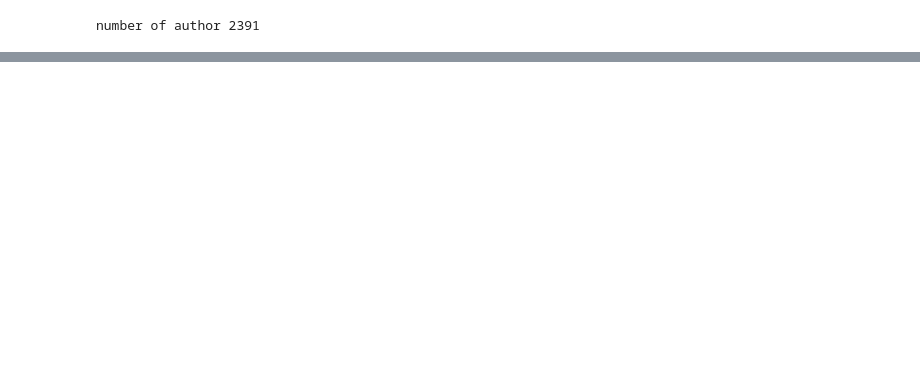
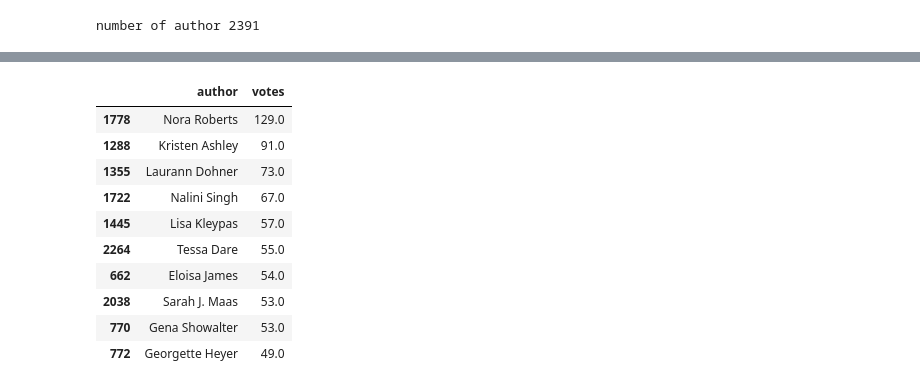
Before and after one commit to chandru1003/Data--Projects, a Jupyter notebook: Web scraping/Goodreads/Goodreads Web-Scraping.ipynb, the cells around one changed output, grey strips where cells are left out. Drawn from its saved outputs; the diff is of its cells as text; code cells hidden in the pictures; blank space fills up the shorter version.

```diff
--- a/Web scraping/Goodreads/Goodreads Web-Scraping.ipynb
+++ b/Web scraping/Goodreads/Goodreads Web-Scraping.ipynb
@@ -831,0 +829,16 @@ Index(['book title', 'ratings', 'avg_score', 'author', 'score', 'votes'], dtype=
+# %%
+dfvalued=data.groupby(['author'])['votes'].sum().reset_index()
+
+dfvalued.sort_values(by="votes",ascending=False).head(10)
+# %% [output]
+|  | author | votes |
+| 1778 | Nora Roberts | 129.0 |
+| 1288 | Kristen Ashley | 91.0 |
+| 1355 | Laurann Dohner | 73.0 |
+| 1722 | Nalini Singh | 67.0 |
+| 1445 | Lisa Kleypas | 57.0 |
+| 2264 | Tessa Dare | 55.0 |
+| 662 | Eloisa James | 54.0 |
+| 2038 | Sarah J. Maas | 53.0 |
+| 770 | Gena Showalter | 53.0 |
+| 772 | Georgette Heyer | 49.0 |
```
Also changed, not shown: parts of 11 cells of this notebook.
